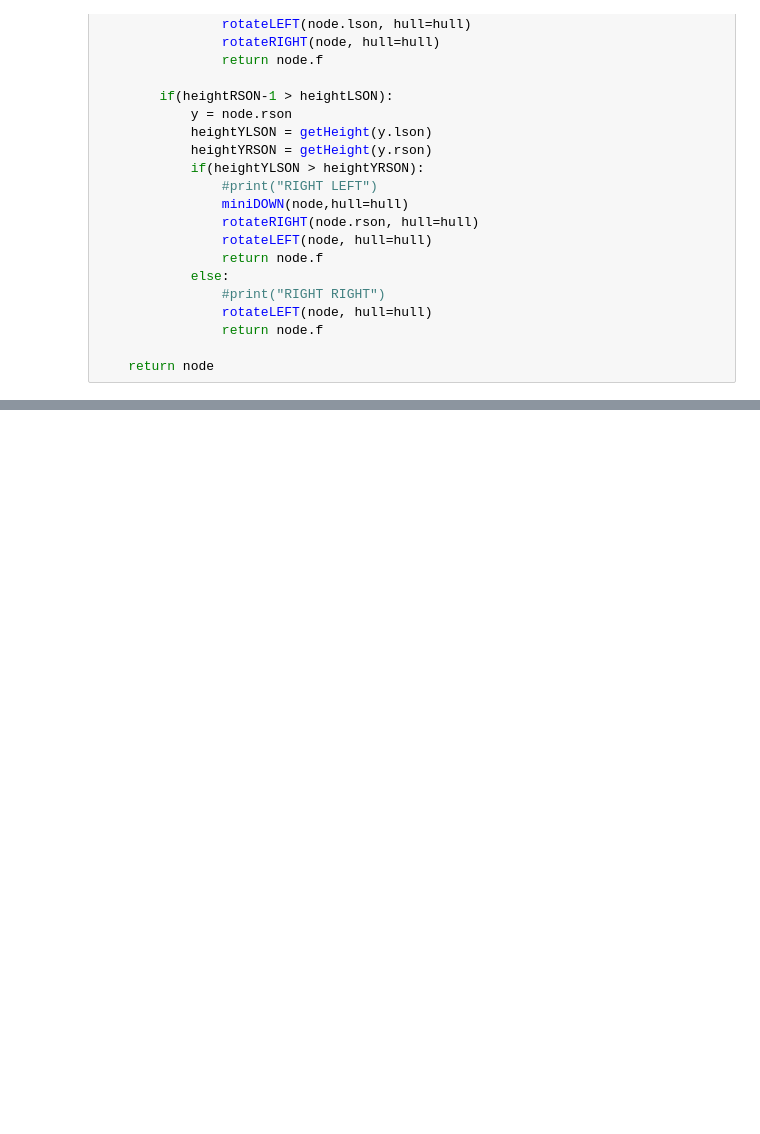
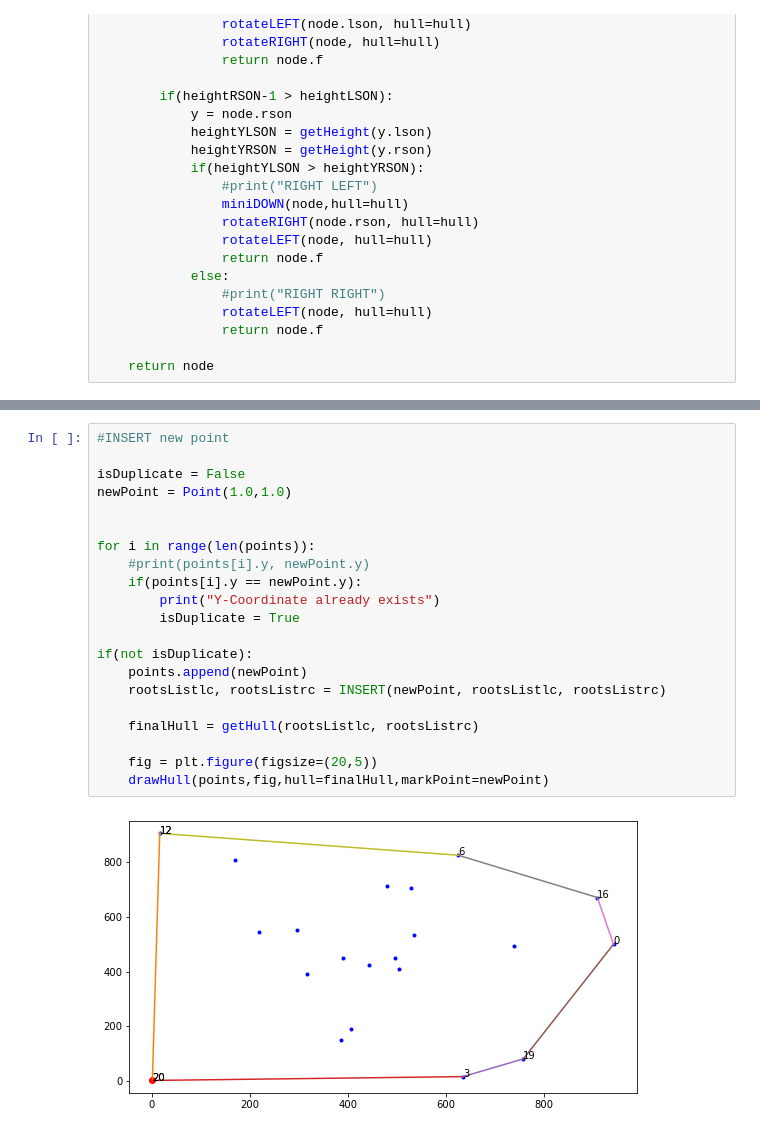
Before and after one commit to FloHimself5/BA, a Jupyter notebook: DynamicConvexHull.ipynb, the cells around one changed output, grey strips where cells are left out. Cells and saved outputs as stored; diff of their text form; blank space fills up the shorter version.

```diff
--- a/DynamicConvexHull.ipynb
+++ b/DynamicConvexHull.ipynb
@@ -1334,0 +1429,23 @@ else:
+# %%
+#INSERT new point
+
+isDuplicate = False
+newPoint = Point(1.0,1.0)
+
+
+for i in range(len(points)):
+    #print(points[i].y, newPoint.y)
+    if(points[i].y == newPoint.y):
+        print("Y-Coordinate already exists")
+        isDuplicate = True
+
+if(not isDuplicate):
+    points.append(newPoint)
+    rootsListlc, rootsListrc = INSERT(newPoint, rootsListlc, rootsListrc)
+
+    finalHull = getHull(rootsListlc, rootsListrc)
+
+    fig = plt.figure(figsize=(20,5))
+    drawHull(points,fig,hull=finalHull,markPoint=newPoint)
+# %% [output]
+[figure, added]
```
Also changed, not shown: parts of 26 cells of this notebook.
